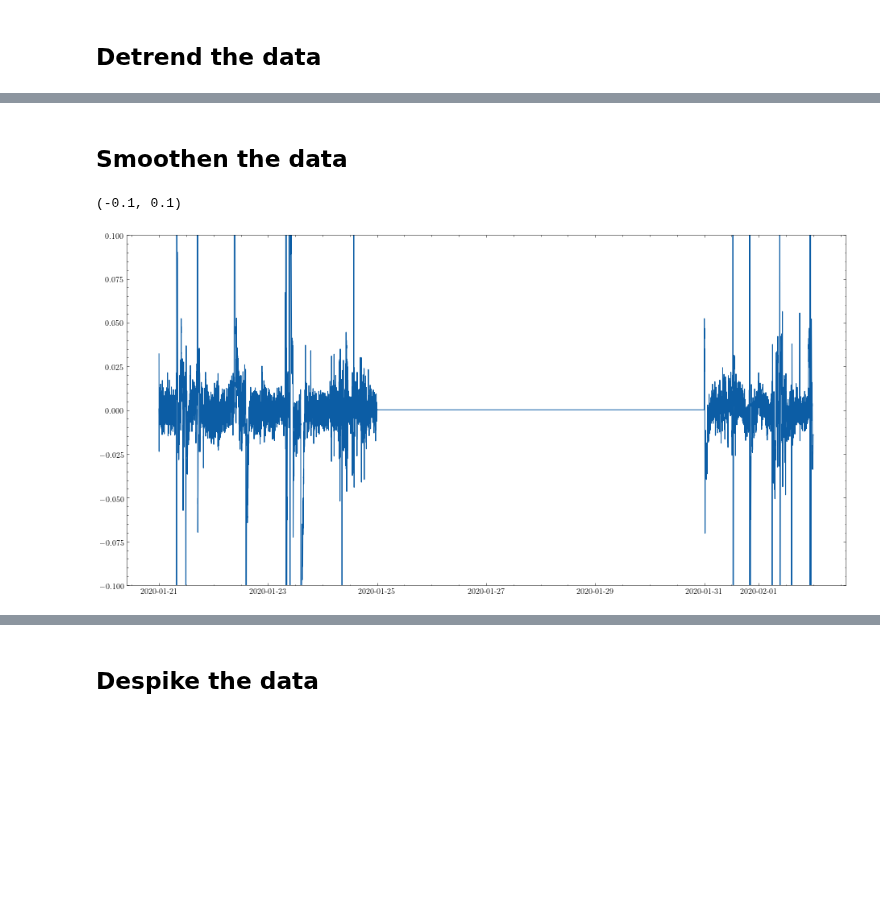
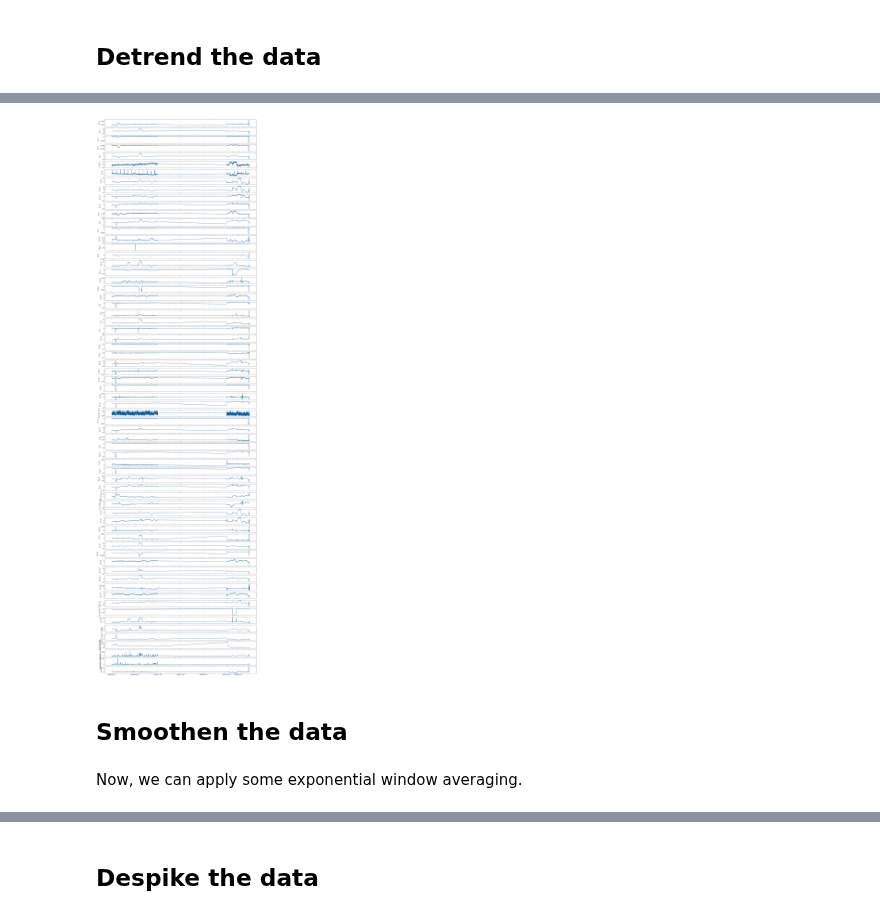
Before and after one commit to kjappelbaum/pyprocessta, a Jupyter notebook: examples/eda_preprocessing.ipynb, the cells around one changed output, grey strips where cells are left out. Cells and saved outputs as stored; diff of their text form; code cells hidden in the pictures; blank space fills up the shorter version.

```diff
--- a/examples/eda_preprocessing.ipynb
+++ b/examples/eda_preprocessing.ipynb
@@ -167,0 +197,18 @@ It seems that I'll work on the derivative for this reason ...
+# %%
+new_detrended = []
+
+for column in aligned_data:
+    new_detrended.append(detrend_linear_deterministc(aligned_data[column]))
+# %%
+detrended_dat = pd.concat(new_detrended,axis =1)
+# %%
+all_columns = MEAS_COLUMNS + GAS_COLUMNS
+
+fig, ax = plt.subplots(len(all_columns), 1, figsize=(16,60), sharex='all')
+for i, colunmn in enumerate(all_columns):
+    ax[i].plot(detrended_dat[colunmn])
+    ax[i].set_ylabel(colunmn)
+
+fig.savefig('detrend_deterministc_timeseries.pdf', bbox_inches='tight')
+# %% [output]
+[figure, added]
@@ -168,9 +217,4 @@ It seems that I'll work on the derivative for this reason ...
 # %% [markdown]
 ## Smoothen the data
-# %%
-plt.figure(figsize=(16,8))
-plt.plot(detrend_stochastic(aligned_data[column]).ewm(span = 10).mean())
-plt.ylim(-0.1, 0.1)
-# %% [output]
-(-0.1, 0.1)
-[figure, removed]
+# %% [markdown]
+Now, we can apply some exponential window averaging.
```
Also changed, not shown: parts of 21 cells of this notebook, 18 other files.
